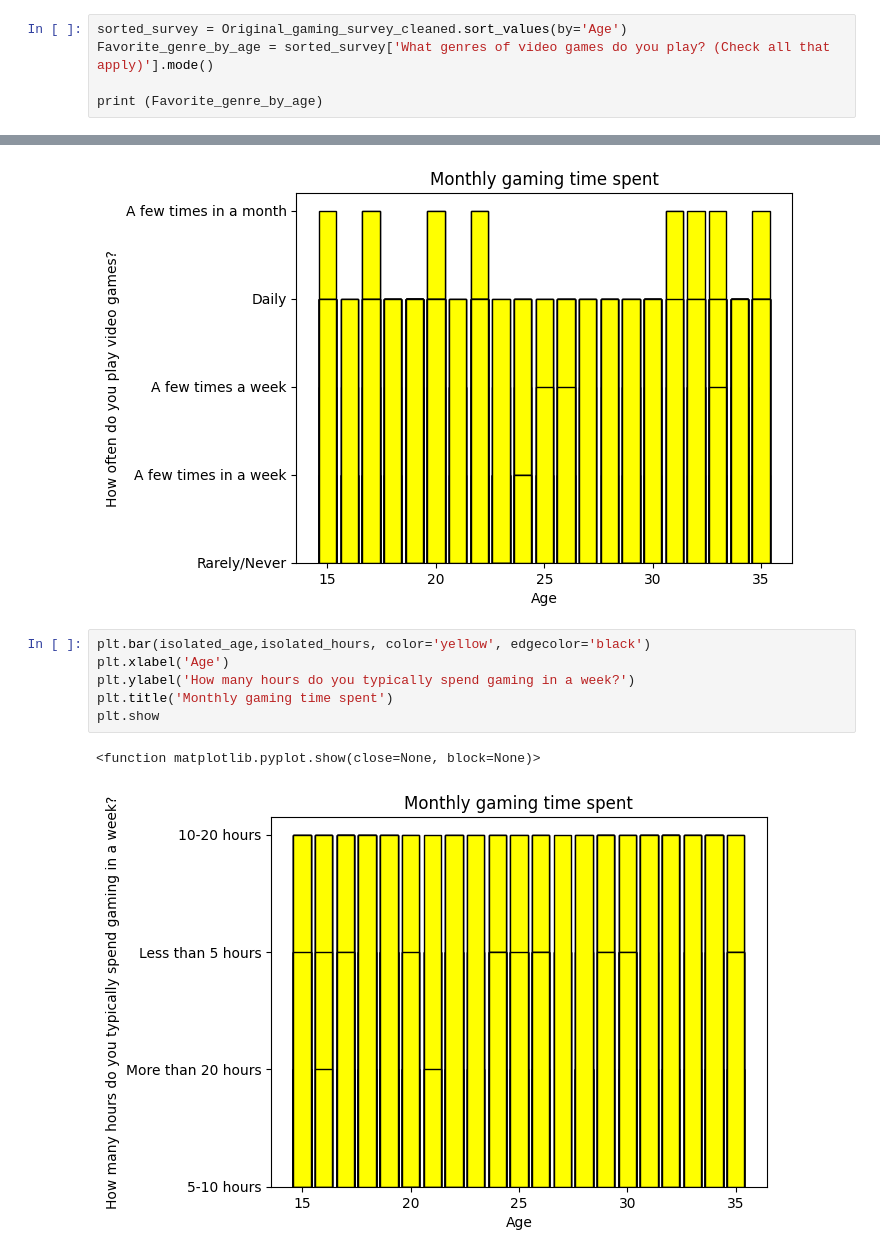
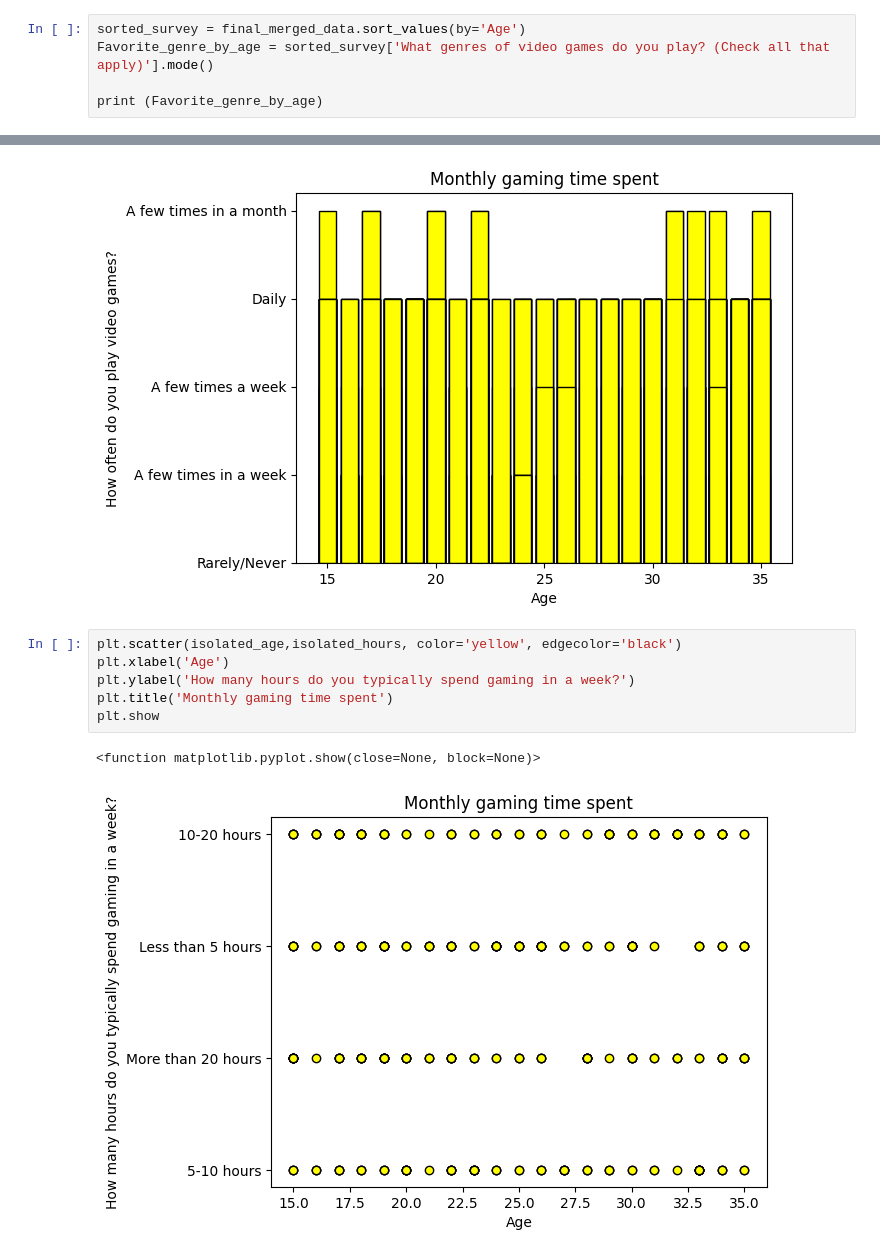
Before and after one commit to Zyoung002/Dataanalyticscapstone, a Jupyter notebook: Gaming_Trends.ipynb, the cells around one changed output, grey strips where cells are left out. Drawn from its saved outputs; the diff is of its cells as text.

```diff
--- a/Gaming_Trends.ipynb
+++ b/Gaming_Trends.ipynb
@@ -205,7 +205,7 @@ Simulation
 # %% [markdown]
 Attempted to make a dot plot with age versus how often people played games. While the graph may not show the best data this was a first attempt and does show that people do game fairly regularly at a large variety of ages.
 # %%
-sorted_survey = Original_gaming_survey_cleaned.sort_values(by='Age')
+sorted_survey = final_merged_data.sort_values(by='Age')
 Favorite_genre_by_age = sorted_survey['What genres of video games do you play? (Check all that apply)'].mode()
 
 print (Favorite_genre_by_age)
@@ -364,11 +388,11 @@ plt.show
 <function matplotlib.pyplot.show(close=None, block=None)>
 [figure]
 # %%
-plt.bar(isolated_age,isolated_hours, color='yellow', edgecolor='black')
+plt.scatter(isolated_age,isolated_hours, color='yellow', edgecolor='black')
 plt.xlabel('Age')
 plt.ylabel('How many hours do you typically spend gaming in a week?')
 plt.title('Monthly gaming time spent')
 plt.show
 # %% [output]
 <function matplotlib.pyplot.show(close=None, block=None)>
-[figure, old version]
+[figure, new version]
```
Also changed, not shown: parts of 21 cells of this notebook.
